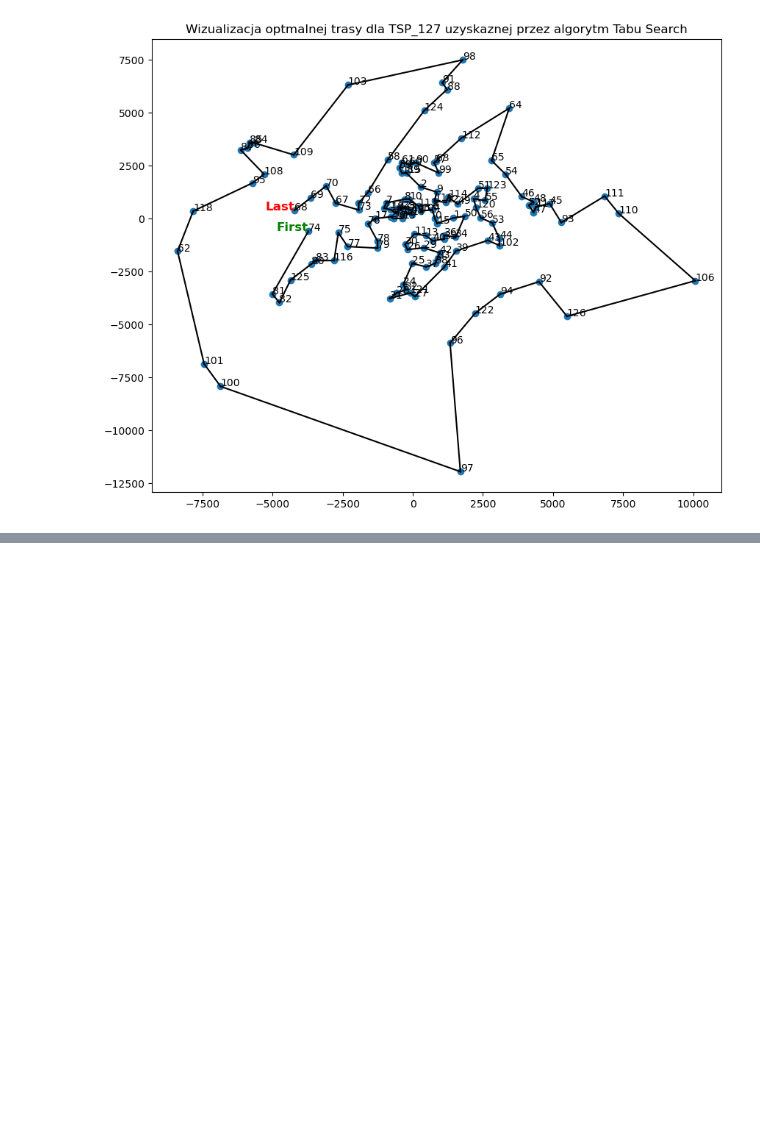
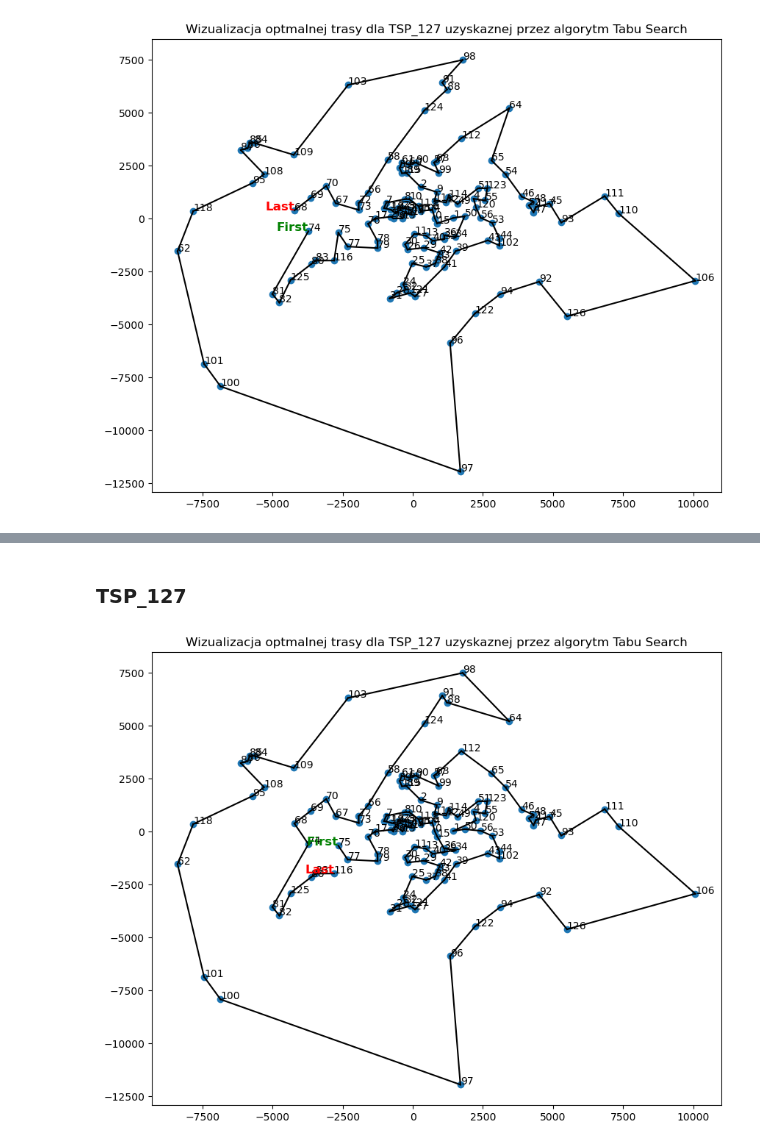
Before and after one commit to Alex4ndro5/ProjektTSP, a Jupyter notebook: Projekt_TSP.ipynb, the cells around one changed output, grey strips where cells are left out. Cells and saved outputs as stored; diff of their text form; code cells hidden in the pictures; blank space fills up the shorter version.

```diff
--- a/Projekt_TSP.ipynb
+++ b/Projekt_TSP.ipynb
@@ -112,0 +130,8 @@ plot_route(route, TSP_127, 'TSP_127')
+# %% [markdown]
+### TSP_127
+# %%
+SA_127 = [75, 77, 79, 78, 76, 17, 20, 16, 21, 19, 107, 14, 105, 5, 23, 22, 3, 18, 71, 7, 8, 10, 113, 104, 6, 0, 15, 36, 34, 35, 40, 13, 11, 30, 26, 29, 42, 33, 38, 37, 25, 24, 32, 28, 31, 121, 27, 41, 39, 43, 102, 44, 53, 56, 50, 1, 120, 4, 55, 123, 51, 49, 114, 12, 119, 9, 2, 89, 115, 59, 61, 60, 90, 99, 57, 63, 112, 65, 54, 46, 48, 52, 47, 117, 45, 93, 111, 110, 106, 126, 92, 94, 122, 96, 97, 100, 101, 62, 118, 95, 108, 87, 86, 85, 84, 109, 103, 98, 64, 88, 91, 124, 58, 66, 72, 73, 67, 70, 69, 68, 74, 81, 82, 125, 80, 83, 116]
+
+plot_route(SA_127, TSP_127, 'TSP_127')
+# %% [output]
+[figure, added]
```
Also changed, not shown: parts of 4 cells of this notebook, 13 other files.
